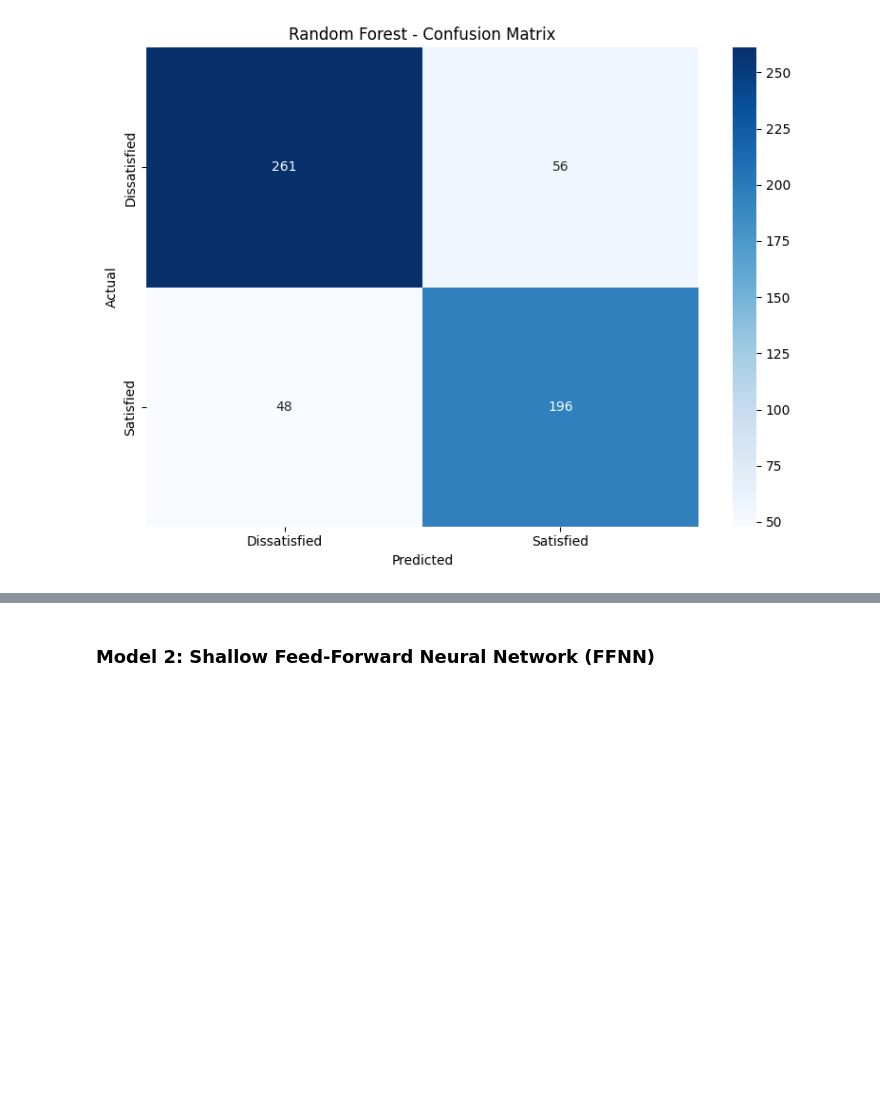
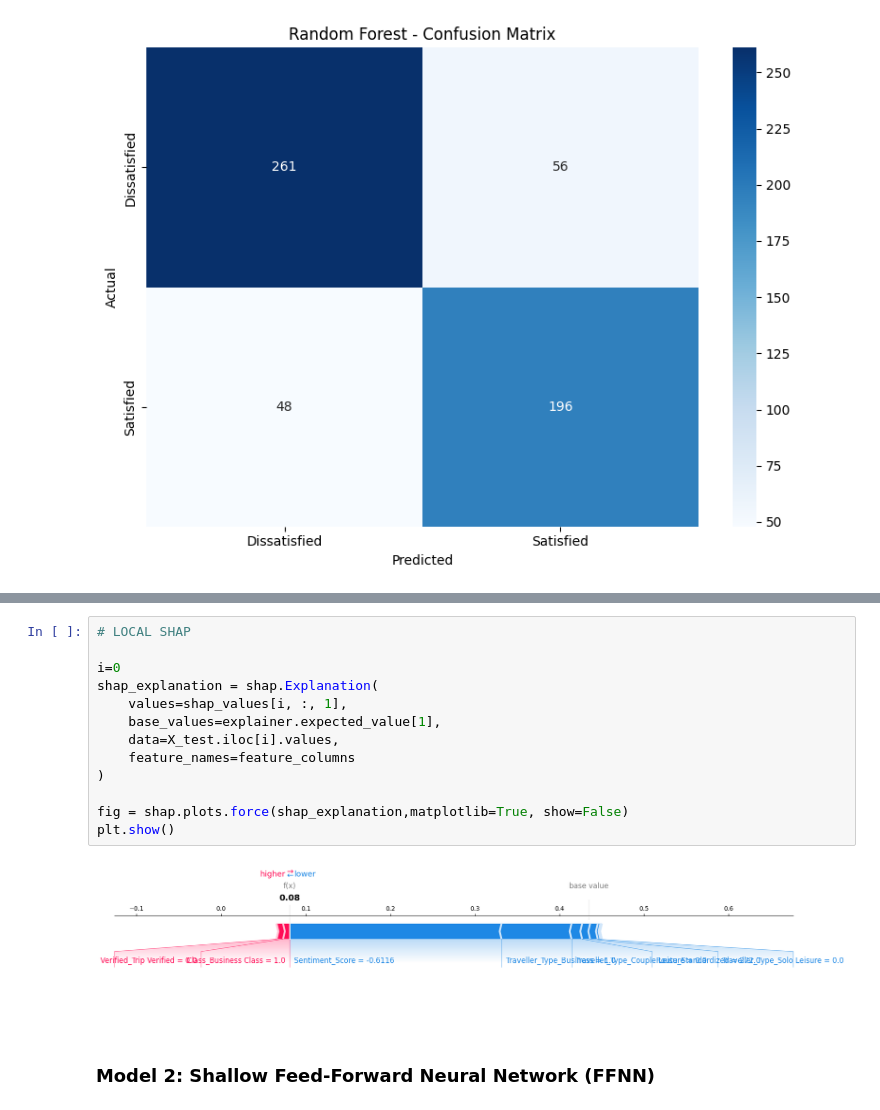
Before and after one commit to seiftarek158/ACL2, a Jupyter notebook: Submission/Models/RFT&FFNN_with_RouteStandardized.ipynb, the cells around one changed output, grey strips where cells are left out. Cells and saved outputs as stored; diff of their text form; blank space fills up the shorter version.

```diff
--- a/Submission/Models/RFT&FFNN_with_RouteStandardized.ipynb
+++ b/Submission/Models/RFT&FFNN_with_RouteStandardized.ipynb
@@ -254,3 +274,18 @@ plt.show()
+# %%
+# LOCAL SHAP
+
+i=0
+shap_explanation = shap.Explanation(
+    values=shap_values[i, :, 1],
+    base_values=explainer.expected_value[1],
+    data=X_test.iloc[i].values,
+    feature_names=feature_columns
+)
+
+fig = shap.plots.force(shap_explanation,matplotlib=True, show=False)
+plt.show()
+# %% [output]
+[figure, added]
 # %% [markdown]
 ### Model 2: Shallow Feed-Forward Neural Network (FFNN)
 # %%
```
Also changed, not shown: parts of 13 cells of this notebook, 1 other file.
